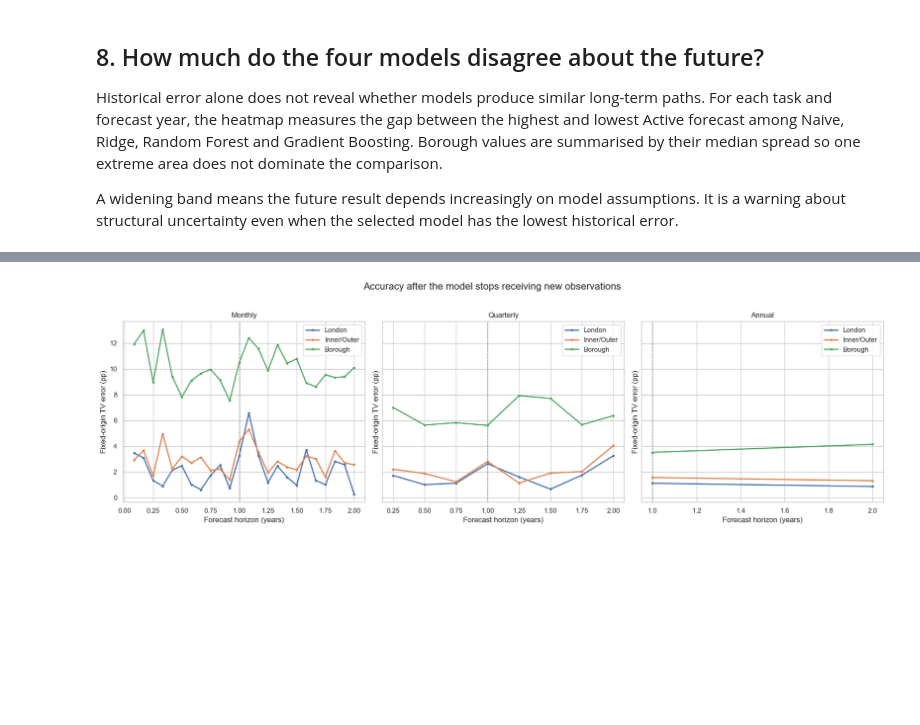
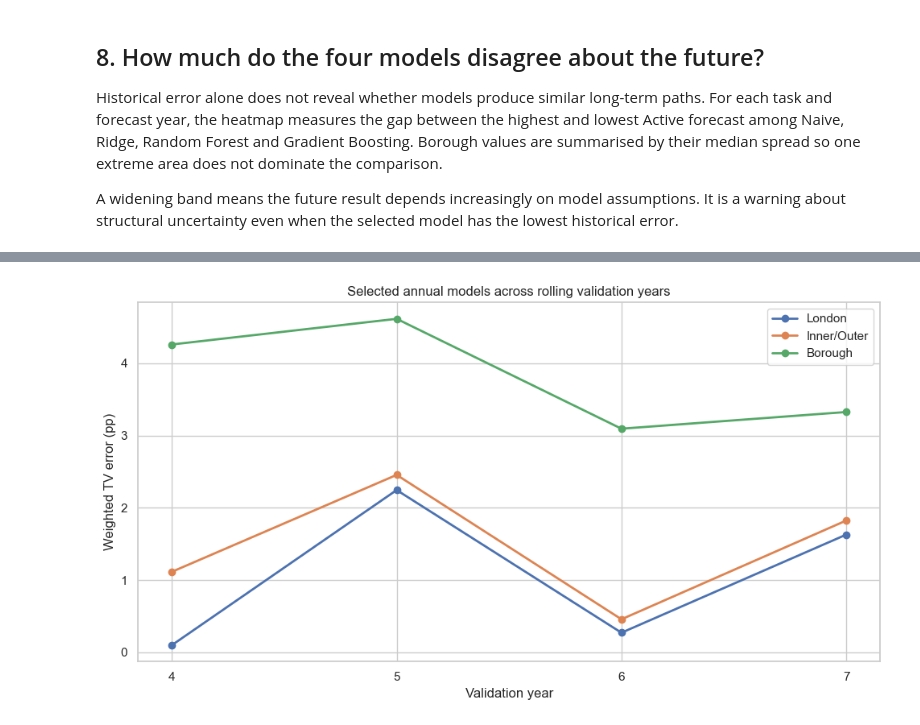
Before and after one commit to YifengMao666/London-Sport2-Group20, a Jupyter notebook: Yifeng Mao/Q1/physical_activity_analysis/03_monthly_quarterly_and_annual_forecasting.ipynb, the cells around one changed output, grey strips where cells are left out. Cells and saved outputs as stored; diff of their text form; code cells hidden in the pictures; blank space fills up the shorter version.

Commit message:
rollingandforecastparameter

```diff
--- a/Yifeng Mao/Q1/physical_activity_analysis/03_monthly_quarterly_and_annual_forecasting.ipynb
+++ b/Yifeng Mao/Q1/physical_activity_analysis/03_monthly_quarterly_and_annual_forecasting.ipynb
@@ -820,7 +1312,7 @@ The first figure removes one predictor group at a time, refits the model and rep
 
 The second figure shows the largest standardized Ridge coefficients for the Active equation. Their signs describe predictive associations, not causal effects. Because lagged activity variables are correlated and predictions are subsequently rescaled to sum to 100%, individual coefficients should be read together with the more robust group-ablation result. External variables are not shown because none was adopted in the official specification.
 # %%
-# Explain the three primary quarterly Ridge forecasts using Year 7 only.
+# Explain the three supplementary quarterly Ridge forecasts using Year 7 only.
 quarterly_config = FREQUENCY_CONFIG['Quarterly']
 quarterly_feature_groups = {
     'Previous quarter': [f'{target}_lag1' for target in TARGETS],
@@ -836,7 +1328,8 @@ for level in LEVELS:
     training = panels[(level, 'Quarterly')].loc[lambda frame: frame['year'].le(6)].copy()
     validation = panels[(level, 'Quarterly')].loc[lambda frame: frame['year'].eq(7)].copy()
     full_forecast = recursive_forecast(
-        training, quarterly_config, choice['model'], choice['external_features'], horizon=4
+        training, quarterly_config, choice['model'], choice['external_features'], horizon=4,
+        model_parameters=choice['parameters'],
     )
     full_matched, _ = score_forecast(full_forecast, validation, quarterly_config)
     full_error = np.average(full_matched['row_tv'], weights=full_matched['effective_n'])
@@ -845,6 +1338,7 @@ for level in LEVELS:
         reduced_forecast = recursive_forecast(
             training, quarterly_config, choice['model'], choice['external_features'],
             horizon=4, excluded_features=excluded,
+            model_parameters=choice['parameters'],
         )
         reduced_matched, _ = score_forecast(reduced_forecast, validation, quarterly_config)
         reduced_error = np.average(
@@ -882,7 +1376,12 @@ for level in LEVELS:
         supervised['effective_n'].quantile(.95),
     )
     weights = weights / weights.mean()
-    ridge_pipeline = build_model('Ridge Regression', numeric_features, len(supervised))
+    ridge_parameters = task_choices[(level, 'Quarterly')]['family_parameters'][
+        'Ridge Regression'
+    ]
+    ridge_pipeline = build_model(
+        'Ridge Regression', numeric_features, len(supervised), ridge_parameters
+    )
     ridge_pipeline.fit(
         supervised[numeric_features + ['geography_code']], supervised[TARGETS],
         model__sample_weight=weights,
@@ -1010,70 +1505,33 @@ Monthly paths contain 24 steps, quarterly paths 8 and annual paths 2. The Year 7
 # %%
-# Forecast Years 7–8 once from the fixed end-of-Year-6 origin.
-multistep_parts = []
-for level in LEVELS:
-    for frequency in FREQUENCIES:
-        panel, config = panels[(level, frequency)], FREQUENCY_CONFIG[frequency]
-        choice = task_choices[(level, frequency)]
-        training = panel.loc[panel['year'].le(6)].copy()
-        actual = panel.loc[panel['year'].isin([7, 8])].copy()
-        horizon = 2 * config['periods_per_year']
-        predicted = recursive_forecast(
-            training, config, choice['model'], choice['external_features'], horizon
-        )
-        # Calculate and store matched,  for the following analysis step.
-        matched, _ = score_forecast(predicted, actual, config)
-        matched['Geography'], matched['Frequency'] = level, frequency
-        multistep_parts.append(matched)
-
-# Calculate and store multistep predictions for the following analysis step.
-multistep_predictions = pd.concat(multistep_parts, ignore_index=True)
-multistep_scores = multistep_predictions.groupby([
-    'Geography', 'Frequency', 'future_step'
+# Summarise the four validation years for the selected annual specifications.
+annual_fold_stability = validation_predictions.loc[
+    validation_predictions['frequency'].eq('Annual')
+].groupby([
+    'geographic_level', 'model', 'cv_fold', 'validation_year'
 ]).apply(
     lambda frame: np.average(frame['row_tv'], weights=frame['effective_n']),
     include_groups=False,
 ).rename('weighted_tv').reset_index()
-# Calculate and store multistep scores['horizon years'] for the following analysis step.
-multistep_scores['horizon_years'] = multistep_scores.apply(
-    lambda row: row['future_step'] / FREQUENCY_CONFIG[row['Frequency']]['periods_per_year'],
-    axis=1,
+
+display(annual_fold_stability.assign(
+    **{'Weighted TV (pp)': annual_fold_stability['weighted_tv'] * 100}
+)[['geographic_level', 'model', 'validation_year', 'Weighted TV (pp)']].round(3))
+
+fig, axis = plt.subplots(figsize=(10, 5.5))
+for level, color in zip(LEVELS, ['#4C72B0', '#DD8452', '#55A868']):
+    line = annual_fold_stability.loc[
+        annual_fold_stability['geographic_level'].eq(level)
+    ].sort_values('validation_year')
+    axis.plot(
+        line['validation_year'], line['weighted_tv'] * 100,
+        marker='o', linewidth=2, color=color, label=level,
+    )
+axis.set(
+    title='Selected annual models across rolling validation years',
+    xlabel='Validation year', ylabel='Weighted TV error (pp)',
+    xticks=[4, 5, 6, 7],
 )
-
-fig, axes = plt.subplots(1, 3, figsize=(18, 5.5), sharey=True)
-for axis, frequency in zip(axes, FREQUENCIES):
-    local = multistep_scores.loc[multistep_scores['Frequency'].eq(frequency)]
-    for level, color in zip(LEVELS, ['#4C72B0', '#DD8452', '#55A868']):
-        line = local.loc[local['Geography'].eq(level)]
-        axis.plot(line['horizon_years'], line['weighted_tv'] * 100,
-                  marker='o', markersize=3, linewidth=2, color=color, label=level)
-    axis.axvline(1, color='grey', linestyle='--', linewidth=1)
-    axis.set(title=frequency, xlabel='Forecast horizon (years)',
-             ylabel='Fixed-origin TV error (pp)')
-    # Apply the next transformation to the prepared analysis object.
-    axis.legend()
-# Create or format the figure for this comparison.
-fig.suptitle('Accuracy after the model stops receiving new observations', fontsize=16, y=1.02)
+axis.legend()
 fig.tight_layout()
 plt.show()
-
-yearly_multistep = multistep_predictions.assign(
-    forecast_year=lambda frame: frame.apply(
-        lambda row: int(np.ceil(row['future_step'] /
-                                FREQUENCY_CONFIG[row['Frequency']]['periods_per_year'])), axis=1
-    )
-).groupby(['Geography', 'Frequency', 'forecast_year']).apply(
-    lambda frame: np.average(frame['row_tv'], weights=frame['effective_n']),
-    include_groups=False,
-).rename('weighted_tv').reset_index()
-# Calculate and store degradation for the following analysis step.
-degradation = yearly_multistep.pivot(
-    index=['Geography', 'Frequency'], columns='forecast_year', values='weighted_tv'
-).reset_index().rename(columns={1: 'Year 7 error', 2: 'Year 8 error'})
-degradation['Second-year change (%)'] = (
-    degradation['Year 8 error'] / degradation['Year 7 error'] - 1
-) * 100
-display(degradation.assign(
-    **{'Year 7 error': degradation['Year 7 error'] * 100,
-       'Year 8 error': degradation['Year 8 error'] * 100}
-).round(2))
 # %% [output]
@@ -1080 +1551 @@ display(degradation.assign(
-[figure, old version]
+[figure, new version]
```
Also changed, not shown: parts of 25 cells of this notebook.
